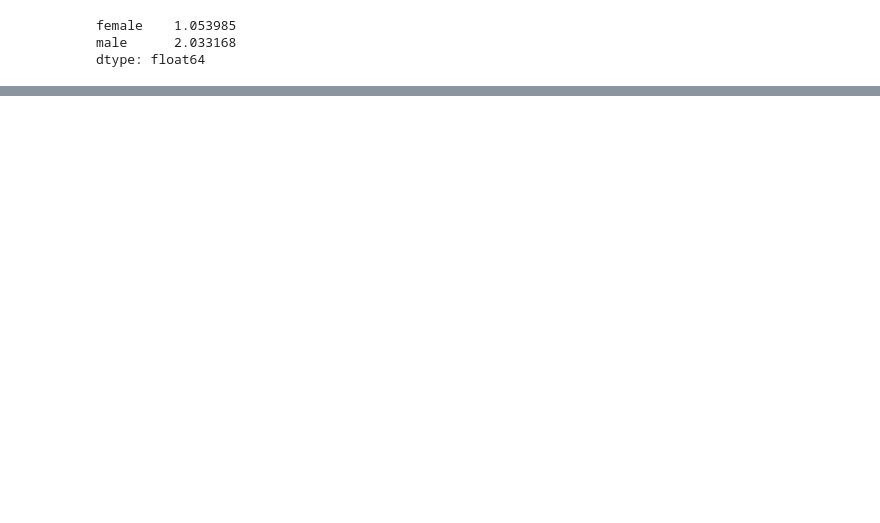
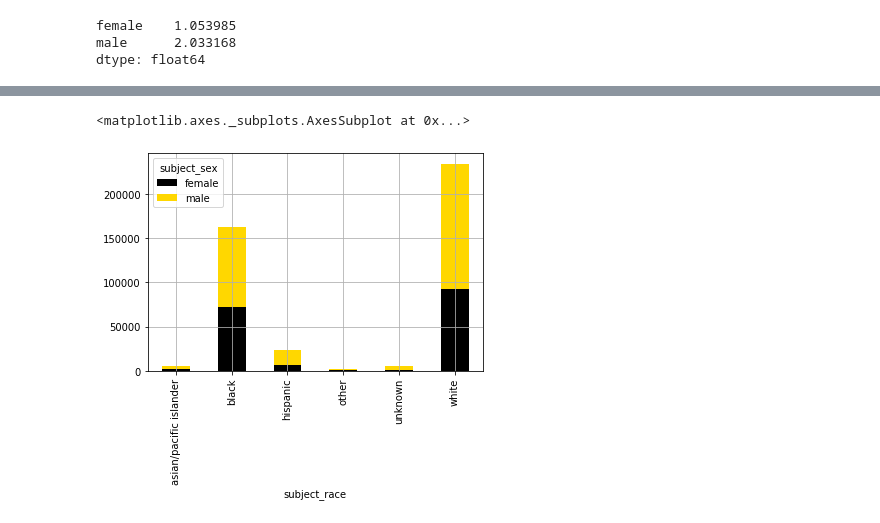
Before and after one commit to atheeralattar/tx-traffic-ticket-analysis, a Jupyter notebook: TX-traffic-ticket-analysis.ipynb, the cells around one changed output, grey strips where cells are left out. Cells and saved outputs as stored; diff of their text form; code cells hidden in the pictures; blank space fills up the shorter version.

Commit message:
Solving the 1.2 task, still need to figure out how to sort stacked bars

```diff
--- a/TX-traffic-ticket-analysis.ipynb
+++ b/TX-traffic-ticket-analysis.ipynb
@@ -165,0 +158,6 @@ dtype: float64
+# %%
+death_counts = pd.crosstab([tn.subject_race], tn.subject_sex)
+death_counts.plot.bar(stacked=True, color=['black','gold'], grid=True)
+# %% [output]
+<matplotlib.axes._subplots.AxesSubplot at 0x...>
+[figure, added]
```
Also changed, not shown: parts of 4 cells of this notebook.
